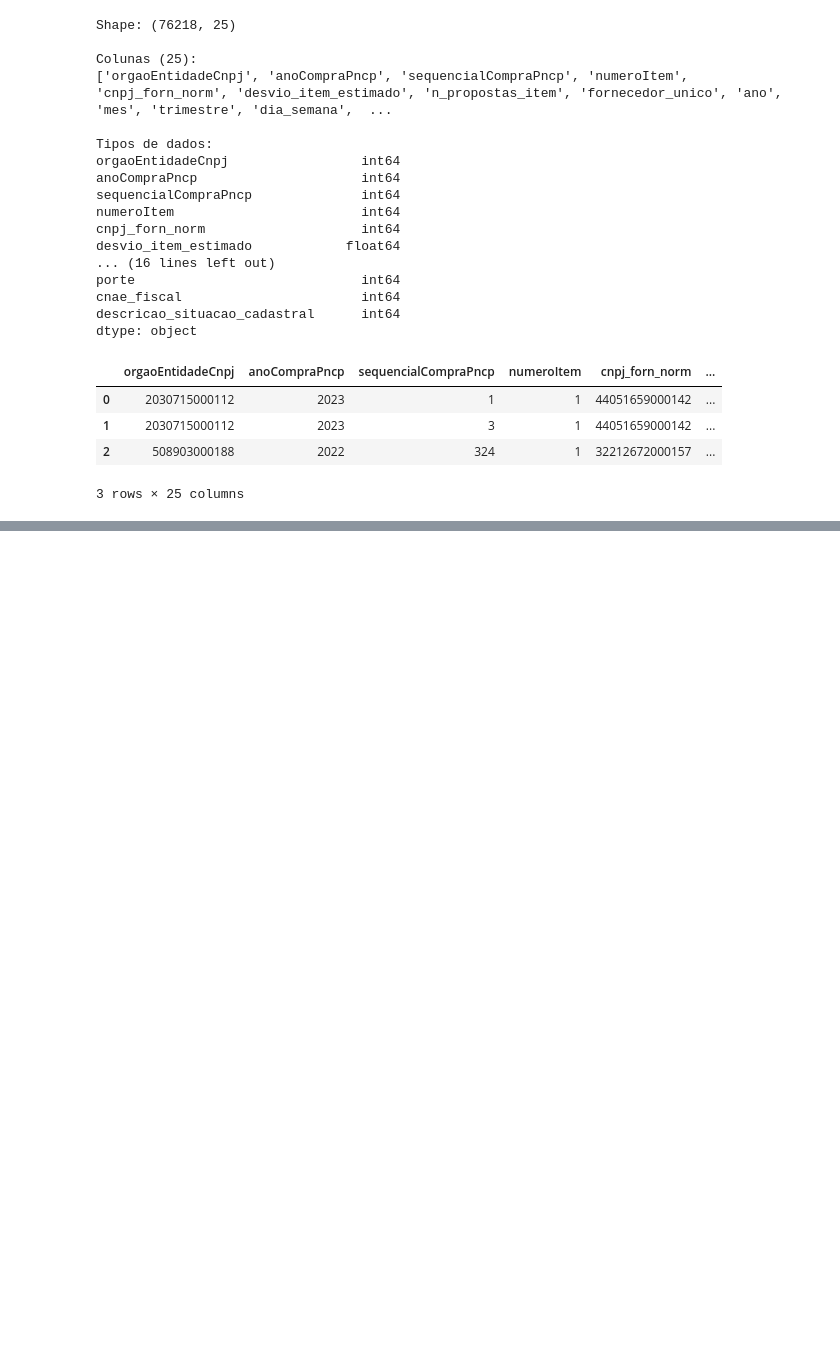
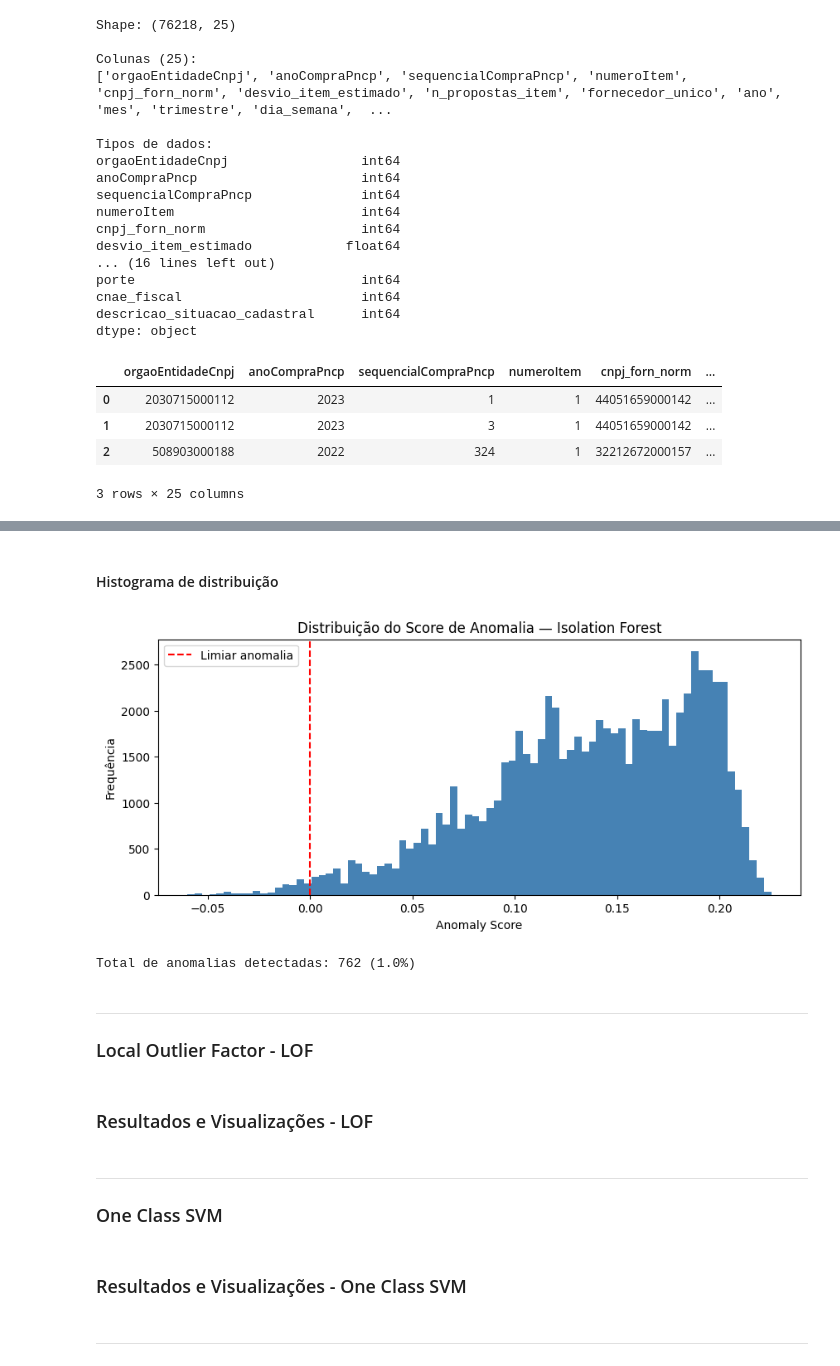
Before and after one commit to leticiagomesilva/Deteccao-Propostas-Anomalas-Licitacoes, a Jupyter notebook: notebooks/08_models.ipynb, the cells around one changed output, grey strips where cells are left out. Saved outputs shown, nothing was run; the diff lists cells and outputs as text; code cells hidden in the pictures; blank space fills up the shorter version.

```diff
--- a/notebooks/08_models.ipynb
+++ b/notebooks/08_models.ipynb
@@ -46,0 +133,29 @@ dtype: object
+# %% [markdown]
+#### Histograma de distribuição
+# %%
+# Distribuição do anomaly_score
+plt.figure(figsize=(10, 4))
+plt.hist(df['anomaly_score'], bins=80, color='steelblue', edgecolor='none')
+plt.axvline(df[df['anomaly'] == -1]['anomaly_score'].max(), color='red', linestyle='--', label='Limiar anomalia')
+plt.xlabel("Anomaly Score")
+plt.ylabel("Frequência")
+plt.title("Distribuição do Score de Anomalia — Isolation Forest")
+plt.legend()
+plt.show()
+
+print(f"Total de anomalias detectadas: {(df['anomaly'] == -1).sum()} ({(df['anomaly'] == -1).mean():.1%})")
+# %% [output]
+[figure, added]
+Total de anomalias detectadas: 762 (1.0%)
+# %% [markdown]
+---
+### Local Outlier Factor - LOF
+# %% [markdown]
+### Resultados e Visualizações - LOF
+# %% [markdown]
+---
+### One Class SVM
+# %% [markdown]
+### Resultados e Visualizações - One Class SVM
+# %% [markdown]
+---
```
Also changed, not shown: parts of 11 cells of this notebook.
